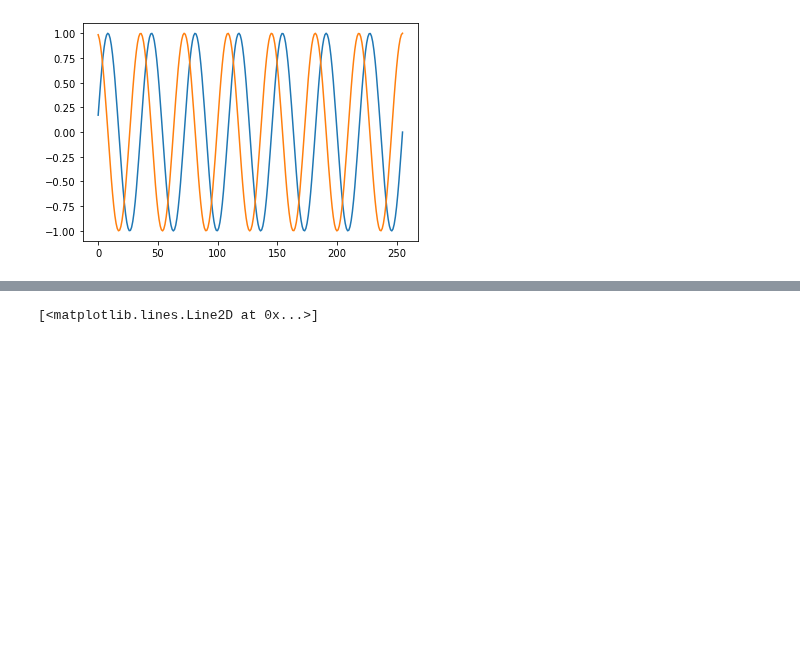
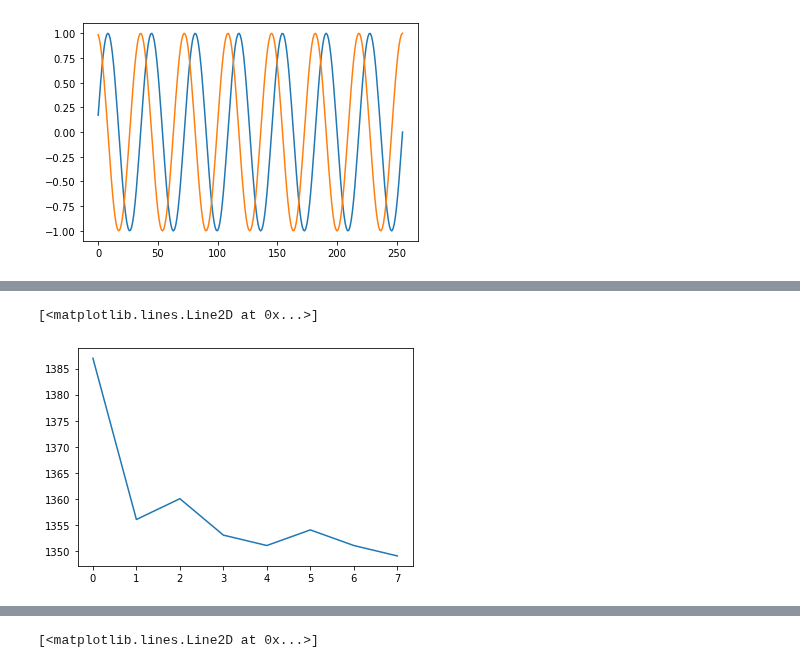
Before and after one commit to yagami009/ding, a Jupyter notebook: micropython/PythonBook.ipynb, the cells around one changed output, grey strips where cells are left out. Cells and saved outputs as stored; diff of their text form; code cells hidden in the pictures; blank space fills up the shorter version.

```diff
--- a/micropython/PythonBook.ipynb
+++ b/micropython/PythonBook.ipynb
@@ -163,0 +165,5 @@ for i in data:
+# %%
+plt.plot(mins)
+# %% [output]
+[<matplotlib.lines.Line2D at 0x...>]
+[figure, added]
```
Also changed, not shown: parts of 11 cells of this notebook, 1 other file.
